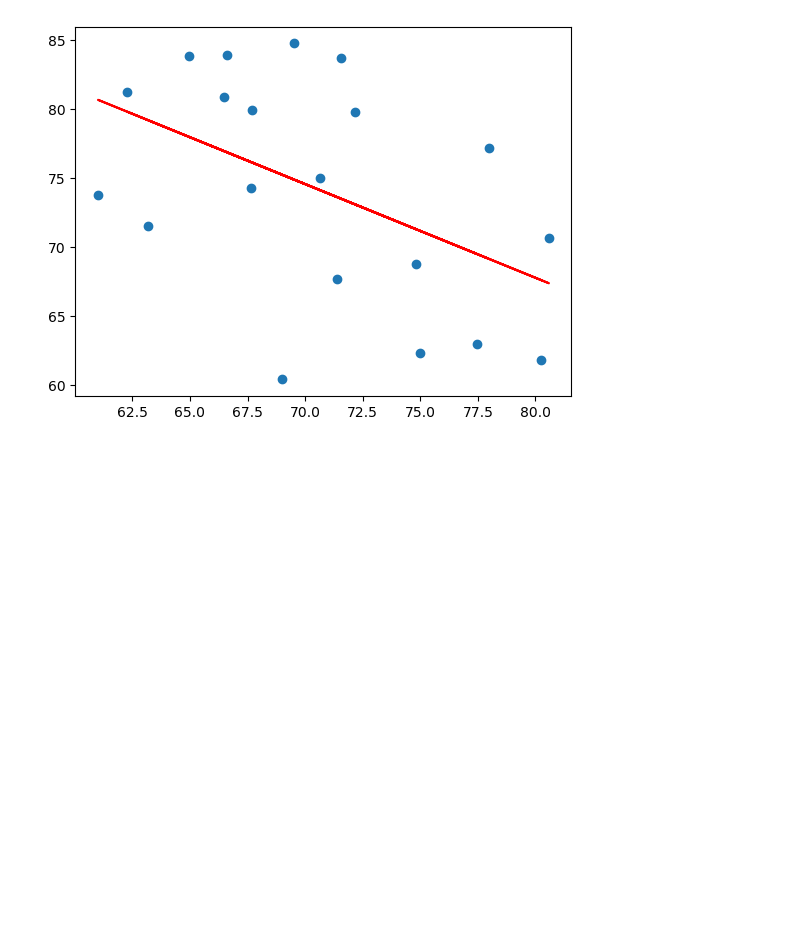
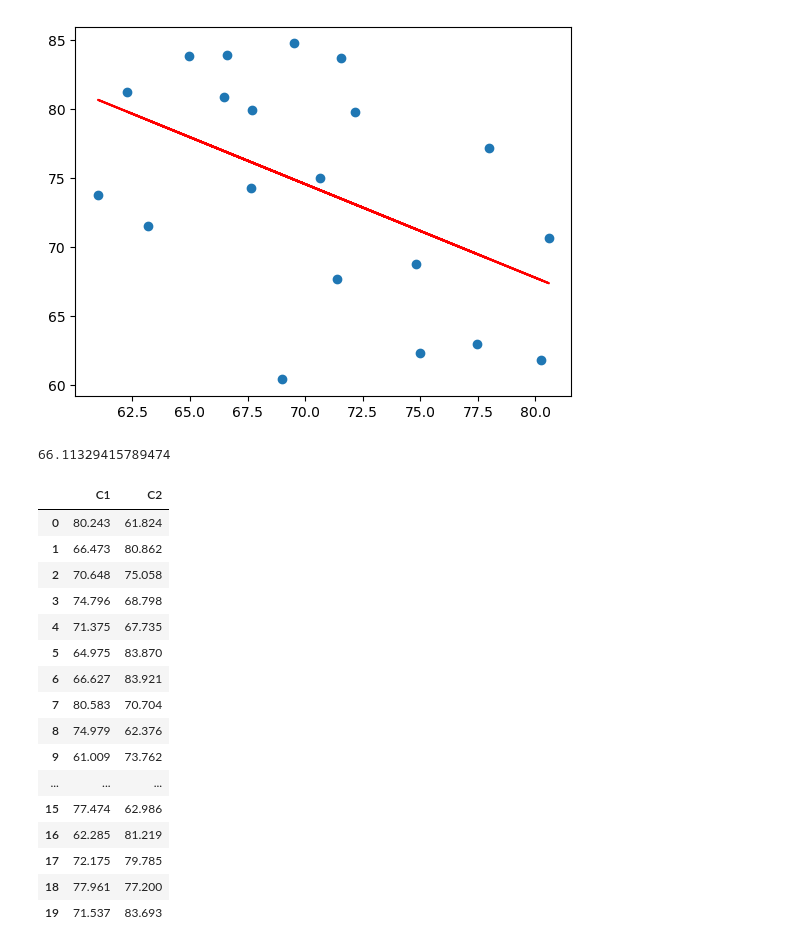
Before and after one commit to AlterCodex/vui_master_202410, a Jupyter notebook: 11MIAR_10_A_2024-25_CF - Herramientas de Estadística/Actividad 1/Actividad1/Actividad1.ipynb, the cells around one changed output. Saved outputs shown, nothing was run; the diff lists cells and outputs as text; code cells hidden in the pictures; blank space fills up the shorter version.

```diff
--- a/11MIAR_10_A_2024-25_CF - Herramientas de Estadística/Actividad 1/Actividad1/Actividad1.ipynb
+++ b/11MIAR_10_A_2024-25_CF - Herramientas de Estadística/Actividad 1/Actividad1/Actividad1.ipynb
@@ -49,3 +49,27 @@ plt.plot(dataX, y_pred, color='red')
 plt.show()
 # %% [output]
 [figure]
+# %%
+varianzas["C2"]
+# %% [output]
+66.11329415789474
+# %%
+data
+# %% [output]
+|  | C1 | C2 |
+| 0 | 80.243 | 61.824 |
+| 1 | 66.473 | 80.862 |
+| 2 | 70.648 | 75.058 |
+| 3 | 74.796 | 68.798 |
+| 4 | 71.375 | 67.735 |
+| 5 | 64.975 | 83.870 |
+| 6 | 66.627 | 83.921 |
+| 7 | 80.583 | 70.704 |
+| 8 | 74.979 | 62.376 |
+| 9 | 61.009 | 73.762 |
+| ... | ... | ... |
+| 15 | 77.474 | 62.986 |
+| 16 | 62.285 | 81.219 |
+| 17 | 72.175 | 79.785 |
+| 18 | 77.961 | 77.200 |
+| 19 | 71.537 | 83.693 |
```
Also changed, not shown: parts of 2 cells of this notebook, 1 other file.
